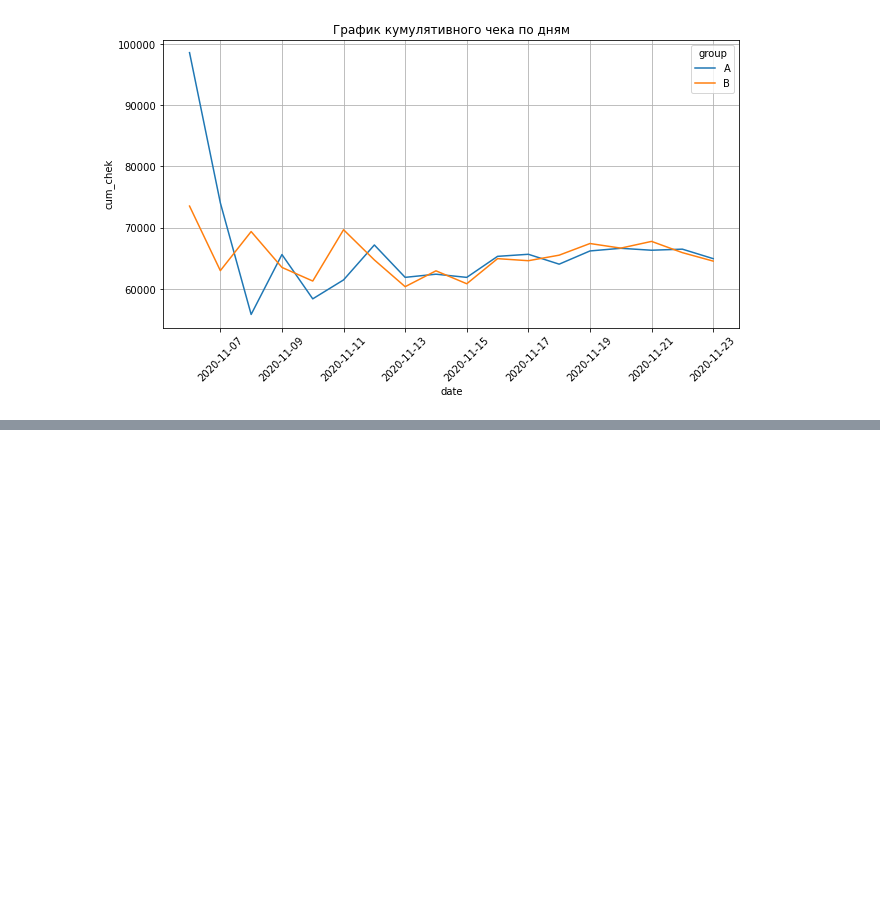
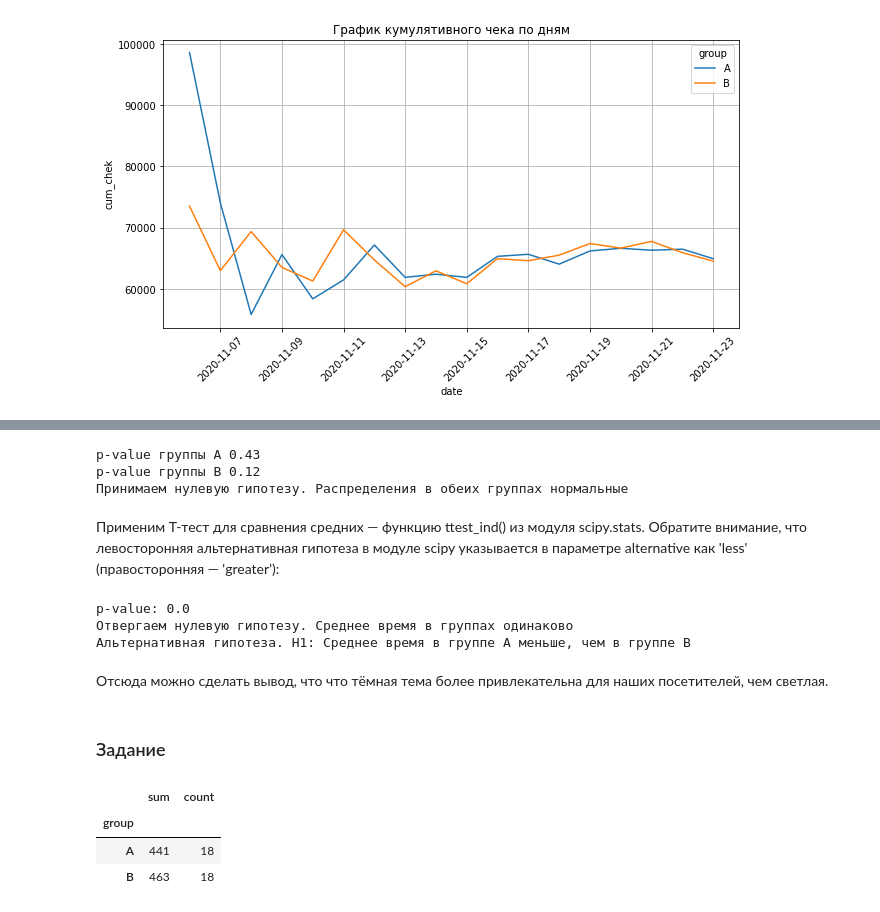
Before and after one commit to AleksandrFrom/SF_DS, a Jupyter notebook: EDA/5_1-EDA.ipynb, the cells around one changed output, grey strips where cells are left out. Drawn from its saved outputs; the diff is of its cells as text; code cells hidden in the pictures; blank space fills up the shorter version.

```diff
--- a/EDA/5_1-EDA.ipynb
+++ b/EDA/5_1-EDA.ipynb
@@ -370,0 +523,61 @@ ax.grid(True);
+# %%
+from scipy.stats import shapiro
+# нулевая и альтернативная гипотезы
+H0 = 'Распределения в обеих группах нормальные'
+H1 = 'Распределение в одной или обеих группах отлично от нормального'
+alpha = 0.05 # уровень значимости
+# вычисляем результат теста Шапиро-Уилка для выборок
+shapiro_result_a = shapiro(time_data['time(A)'])
+shapiro_result_b = shapiro(time_data['time(B)'])
+print('p-value группы А', round(shapiro_result_a.pvalue, 2))
+print('p-value группы B', round(shapiro_result_b.pvalue, 2))
+# сравниваем полученное p-value с уровнем значимости
+if shapiro_result_a.pvalue < alpha or shapiro_result_b.pvalue < alpha:
+    print("Отвергаем нулевую гипотезу. {}".format(H0))
+    print("Альтернативная гипотеза. H1: {}".format(H1))
+else:
+    print("Принимаем нулевую гипотезу. {}".format(H0))
+# %% [output]
+p-value группы А 0.43
+p-value группы B 0.12
+Принимаем нулевую гипотезу. Распределения в обеих группах нормальные
+# %% [markdown]
+Применим T-тест для сравнения средних — функцию ttest_ind() из модуля scipy.stats. Обратите внимание, что левосторонняя альтернативная гипотеза в модуле scipy указывается в параметре alternative как 'less' (правосторонняя — 'greater’):
+# %%
+from scipy.stats import ttest_ind
+# нулевая и альтернативная гипотезы
+H0 = 'Среднее время в группах одинаково'
+H1 = 'Среднее время в группе А меньше, чем в группе B'
+alpha = 0.05 #уровень значимости
+#вычисляем результат T-теста для выборок
+results = ttest_ind(
+    a=time_data['time(A)'],
+    b=time_data['time(B)'],
+    alternative='less'
+)
+print('p-value:', round(results.pvalue, 2))
+
+if results.pvalue < alpha:
+    print("Отвергаем нулевую гипотезу. {}".format(H0))
+    print("Альтернативная гипотеза. H1: {}".format(H1))
+else:
+    print("Принимаем нулевую гипотезу. {}".format(H0))
+# %% [output]
+p-value: 0.0
+Отвергаем нулевую гипотезу. Среднее время в группах одинаково
+Альтернативная гипотеза. H1: Среднее время в группе А меньше, чем в группе B
+# %% [markdown]
+Отсюда можно сделать вывод, что что тёмная тема более привлекательна для наших посетителей, чем светлая.
+# %% [markdown]
+### Задание
+# %%
+#ab_data = pd.read_csv('data/ab_data.csv')
+sample_piv= sample.groupby('group')['sum_tran'].agg(
+    ['sum', 'count']
+)
+display(sample_piv)
+# %% [output]
+|  | sum | count |
+| group |  |  |
+| A | 441 | 18 |
+| B | 463 | 18 |
```
Also changed, not shown: parts of 25 cells of this notebook, 4 other files.
